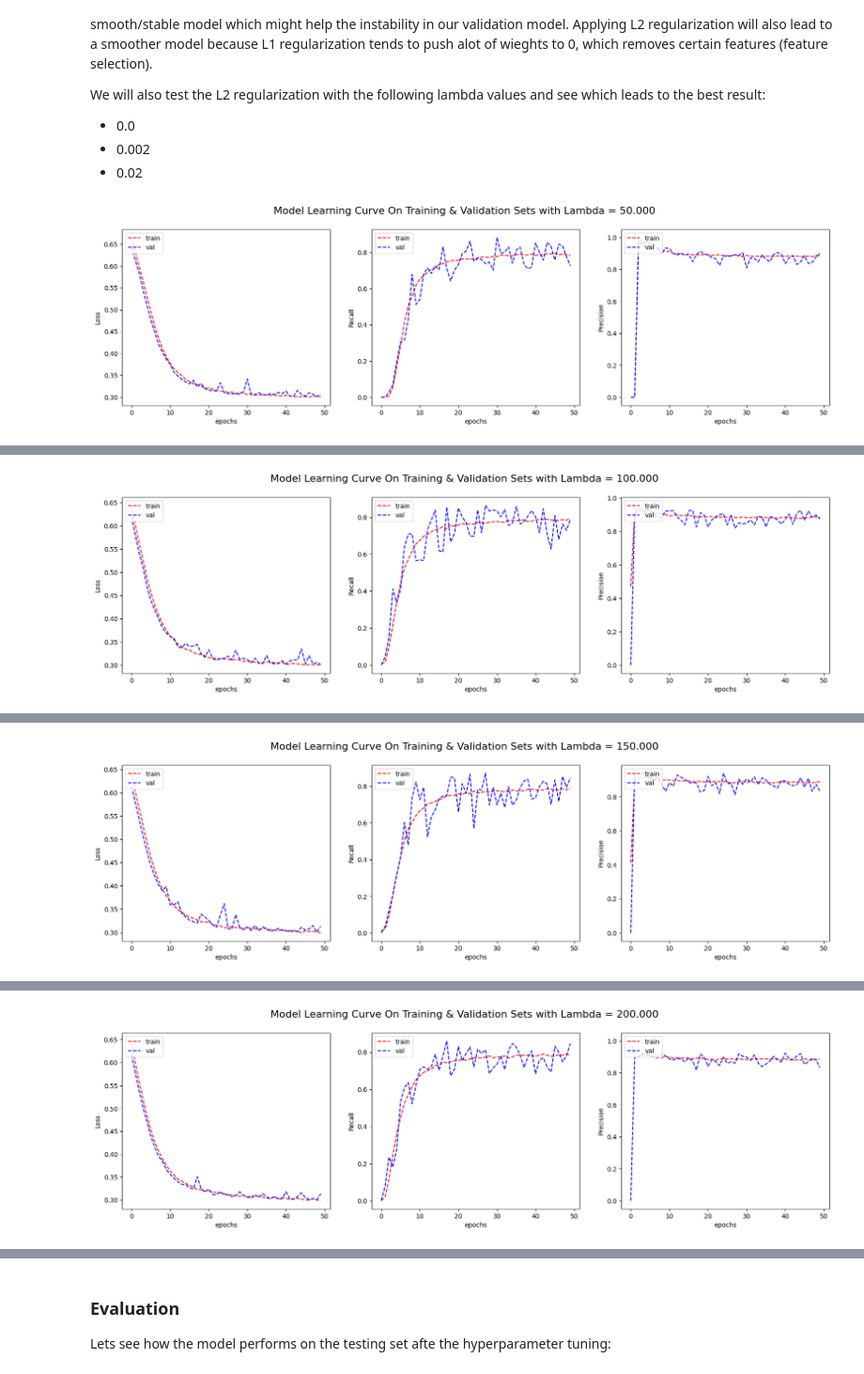
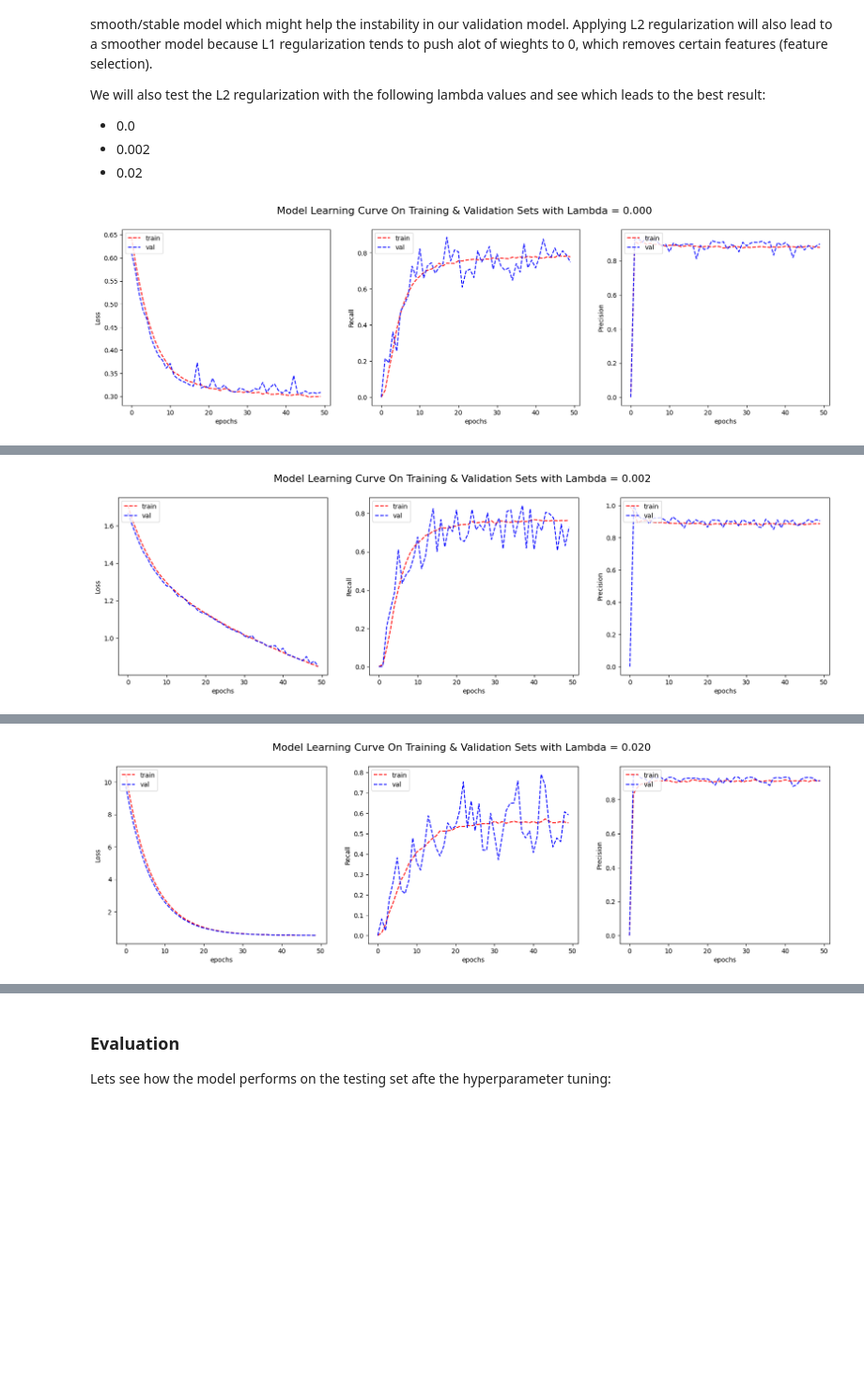
Before and after one commit to IbrahimAshhab/ML-A2-Colon-Cancer, a Jupyter notebook: s3953973_s4007880.ipynb, the cells around one changed output, grey strips where cells are left out. Shown at 94% size. Saved outputs shown, nothing was run; the diff lists cells and outputs as text; code cells hidden in the pictures; blank space fills up the shorter version.

```diff
--- a/s3953973_s4007880.ipynb
+++ b/s3953973_s4007880.ipynb
@@ -488,15 +462,15 @@ We will also test the L2 regularization with the following lambda values and see
 - 0.002
 - 0.02
 # %%
-HIDDEN_VALS = [50, 100, 150, 200, 250, 300]
-
-for i,ridge in enumerate(HIDDEN_VALS):
-    HIDDEN_LAYER_DIM = ridge
+# HIDDEN_VALS = [50, 100, 150, 200, 250, 300]
+l2_vals = [0.0, 0.002, 0.02]
+for i,ridge in enumerate(l2_vals):
+    # HIDDEN_LAYER_DIM = ridge
     new_model = tf.keras.Sequential([
     tf.keras.layers.Flatten(input_shape=INPUT_DIM),
-    tf.keras.layers.Dense(HIDDEN_LAYER_DIM, activation='sigmoid'),
-    #tf.keras.layers.Dense(OUTPUT_CLASSES,kernel_regularizer=tf.keras.regularizers.l2(ridge))
-    tf.keras.layers.Dense(OUTPUT_CLASSES)
+    tf.keras.layers.Dense(HIDDEN_LAYER_DIM, activation='sigmoid',kernel_regularizer=tf.keras.regularizers.l2(ridge)),
+    tf.keras.layers.Dense(OUTPUT_CLASSES,kernel_regularizer=tf.keras.regularizers.l2(ridge))
+    # tf.keras.layers.Dense(OUTPUT_CLASSES)
     ])
     optimizer = tf.keras.optimizers.SGD(learning_rate = 0.01,momentum = 0.0)
     new_model.compile(optimizer=optimizer,loss=tf.keras.losses.BinaryCrossentropy(from_logits=True),
@@ -510,4 +484,4 @@ for i,ridge in enumerate(HIDDEN_VALS):
                     "Recall", "Precision", title)
     new_model.evaluate(test_generator)
 # %% [output]
-[figure, old version]
+[figure, new version]
@@ -515 +489 @@ for i,ridge in enumerate(HIDDEN_VALS):
-[figure, old version]
+[figure, new version]
@@ -517 +491 @@ for i,ridge in enumerate(HIDDEN_VALS):
-[figure, old version]
+[figure, new version]
@@ -519 +492,0 @@ for i,ridge in enumerate(HIDDEN_VALS):
-[figure, removed]
```
Also changed, not shown: parts of 24 cells of this notebook.
